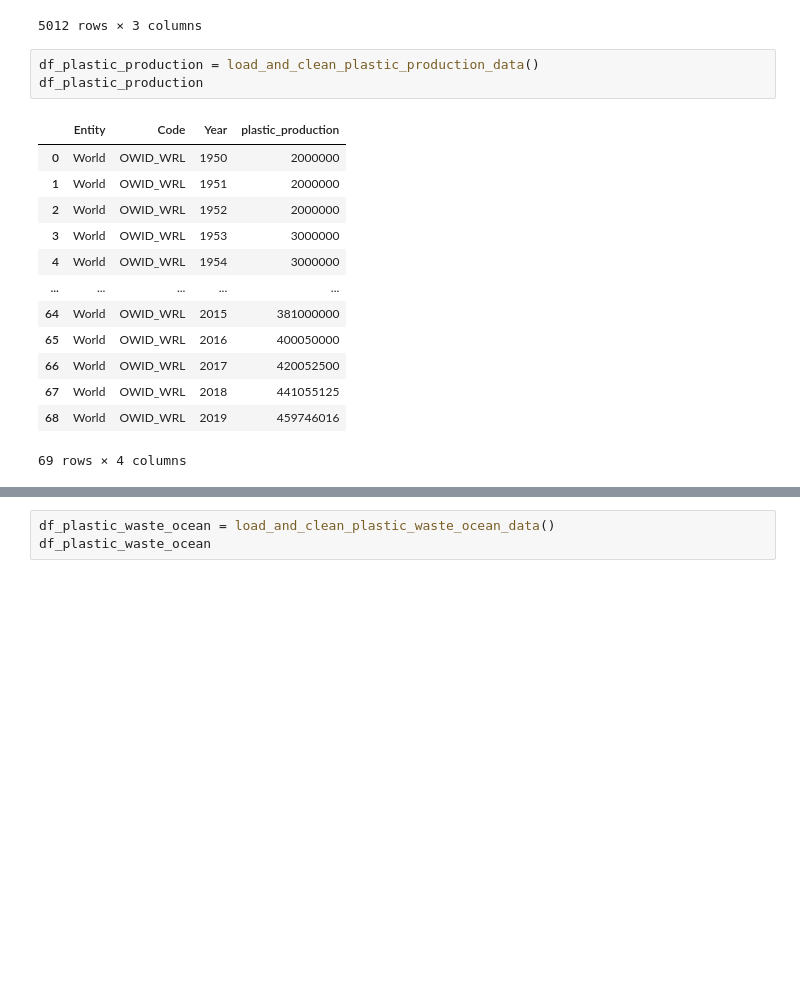
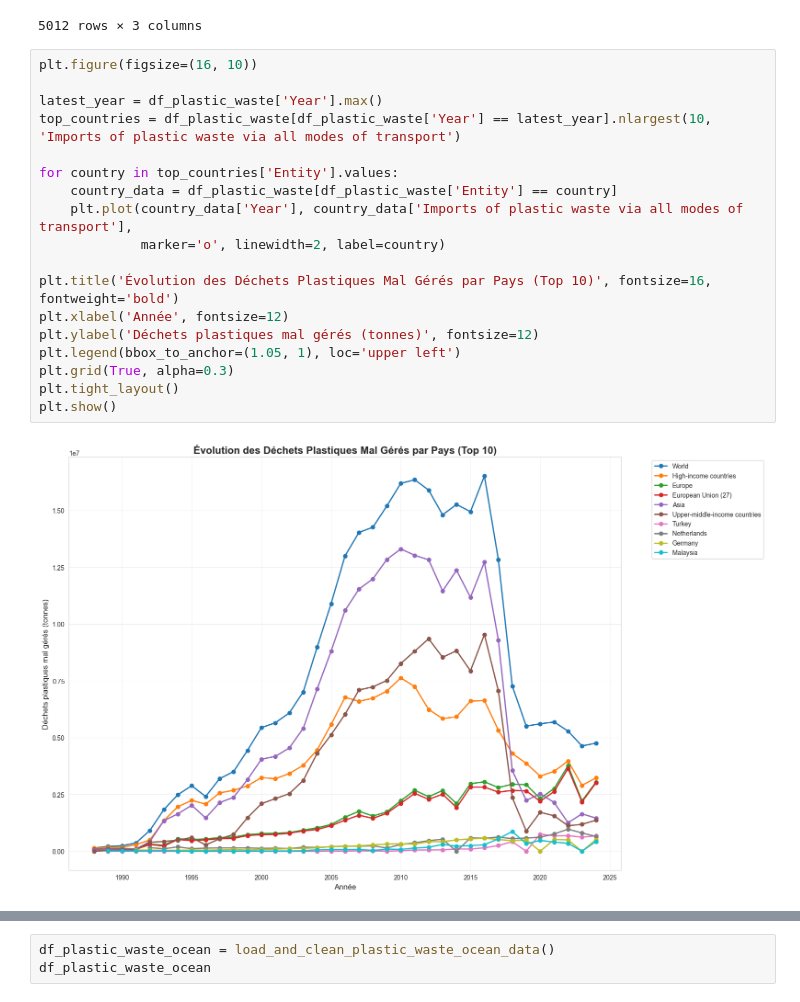
Before and after one commit to Juliendnte/OceanState_Analysis, a Jupyter notebook: oceanstate_analysis/notebooks/exploratory/plastic.ipynb, the cells around one changed output, grey strips where cells are left out. Saved outputs shown, nothing was run; the diff lists cells and outputs as text; blank space fills up the shorter version.

```diff
--- a/oceanstate_analysis/notebooks/exploratory/plastic.ipynb
+++ b/oceanstate_analysis/notebooks/exploratory/plastic.ipynb
@@ -112,19 +112,22 @@ df_plastic_waste
 | 5011 | Zimbabwe | 2024 | 2213.7583 |
 5012 rows × 3 columns
 # %%
-df_plastic_production = load_and_clean_plastic_production_data()
-df_plastic_production
+plt.figure(figsize=(16, 10))
+
+latest_year = df_plastic_waste['Year'].max()
+top_countries = df_plastic_waste[df_plastic_waste['Year'] == latest_year].nlargest(10, 'Imports of plastic waste via all modes of transport')
+
+for country in top_countries['Entity'].values:
+    country_data = df_plastic_waste[df_plastic_waste['Entity'] == country]
+    plt.plot(country_data['Year'], country_data['Imports of plastic waste via all modes of transport'],
+             marker='o', linewidth=2, label=country)
+
+plt.title('Évolution des Déchets Plastiques Mal Gérés par Pays (Top 10)', fontsize=16, fontweight='bold')
+plt.xlabel('Année', fontsize=12)
+plt.ylabel('Déchets plastiques mal gérés (tonnes)', fontsize=12)
+plt.legend(bbox_to_anchor=(1.05, 1), loc='upper left')
+plt.grid(True, alpha=0.3)
+plt.tight_layout()
+plt.show()
 # %% [output]
-|  | Entity | Code | Year | plastic_production |
-| 0 | World | OWID_WRL | 1950 | 2000000 |
-| 1 | World | OWID_WRL | 1951 | 2000000 |
-| 2 | World | OWID_WRL | 1952 | 2000000 |
-| 3 | World | OWID_WRL | 1953 | 3000000 |
-| 4 | World | OWID_WRL | 1954 | 3000000 |
-| ... | ... | ... | ... | ... |
-| 64 | World | OWID_WRL | 2015 | 381000000 |
-| 65 | World | OWID_WRL | 2016 | 400050000 |
-| 66 | World | OWID_WRL | 2017 | 420052500 |
-| 67 | World | OWID_WRL | 2018 | 441055125 |
-| 68 | World | OWID_WRL | 2019 | 459746016 |
-69 rows × 4 columns
+[figure, added]
```
Also changed, not shown: parts of 3 cells of this notebook, 3 other files.
